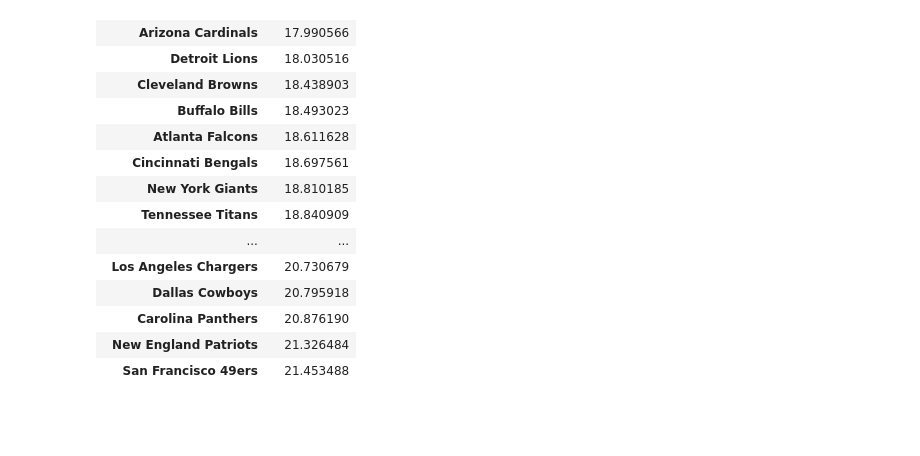
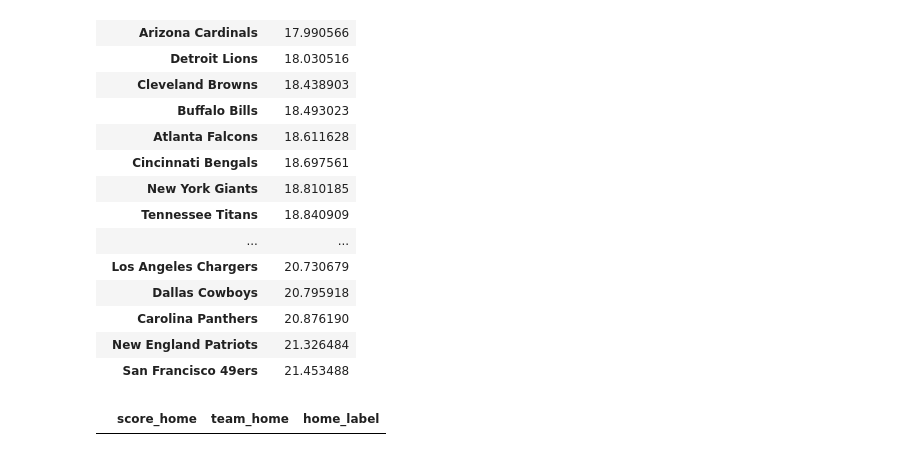
Before and after one commit to mroot9519/nfl, a Jupyter notebook: basic_research.ipynb, the cells around one changed output. Saved outputs shown, nothing was run; the diff lists cells and outputs as text; code cells hidden in the pictures; blank space fills up the shorter version.

```diff
--- a/basic_research.ipynb
+++ b/basic_research.ipynb
@@ -156,3 +155,10 @@ away_points_df
 | Carolina Panthers | 20.876190 |
 | New England Patriots | 21.326484 |
 | San Francisco 49ers | 21.453488 |
+# %%
+#Join home and away
+team_points_df = pd.merge(home_points_df, away_points_df, left_index=True, right_index=True)
+team_points_df = pd.merge(home_points_df, labels_df, left_index=True, right_index=True )
+team_points_df.head()
+# %% [output]
+|  | score_home | team_home | home_label |
```
Also changed, not shown: parts of 10 cells of this notebook.
